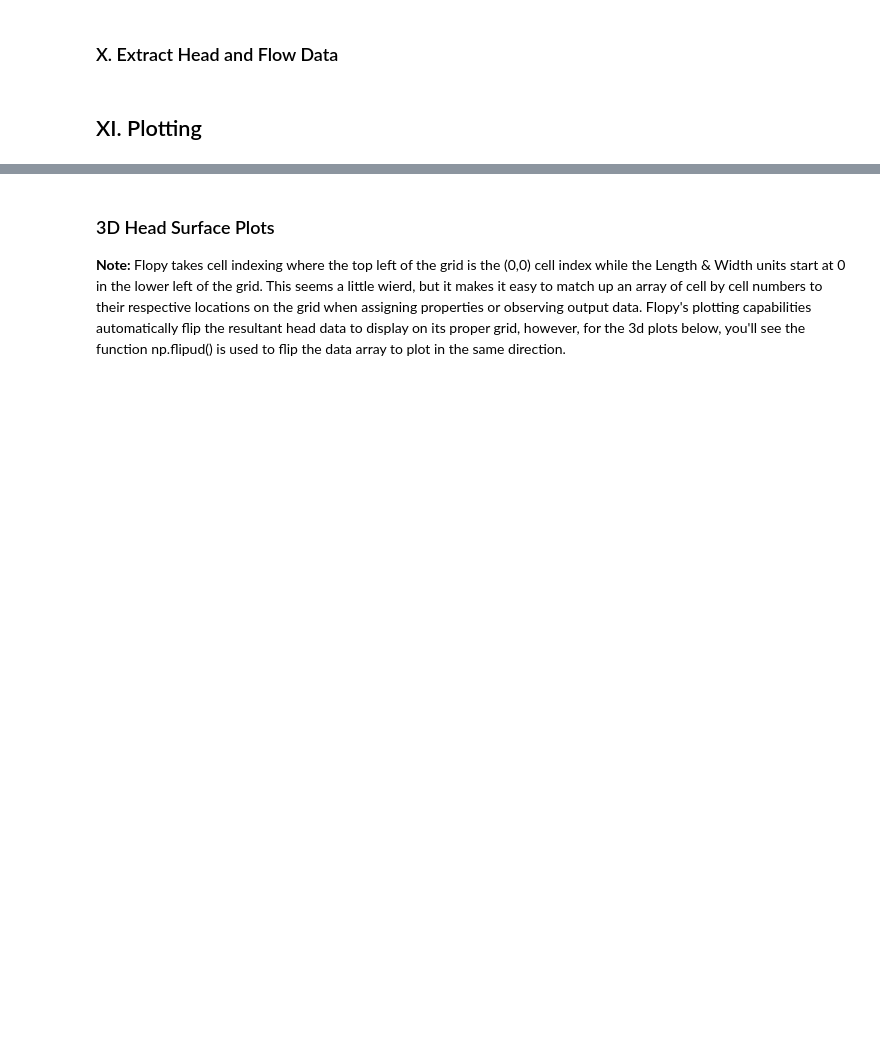
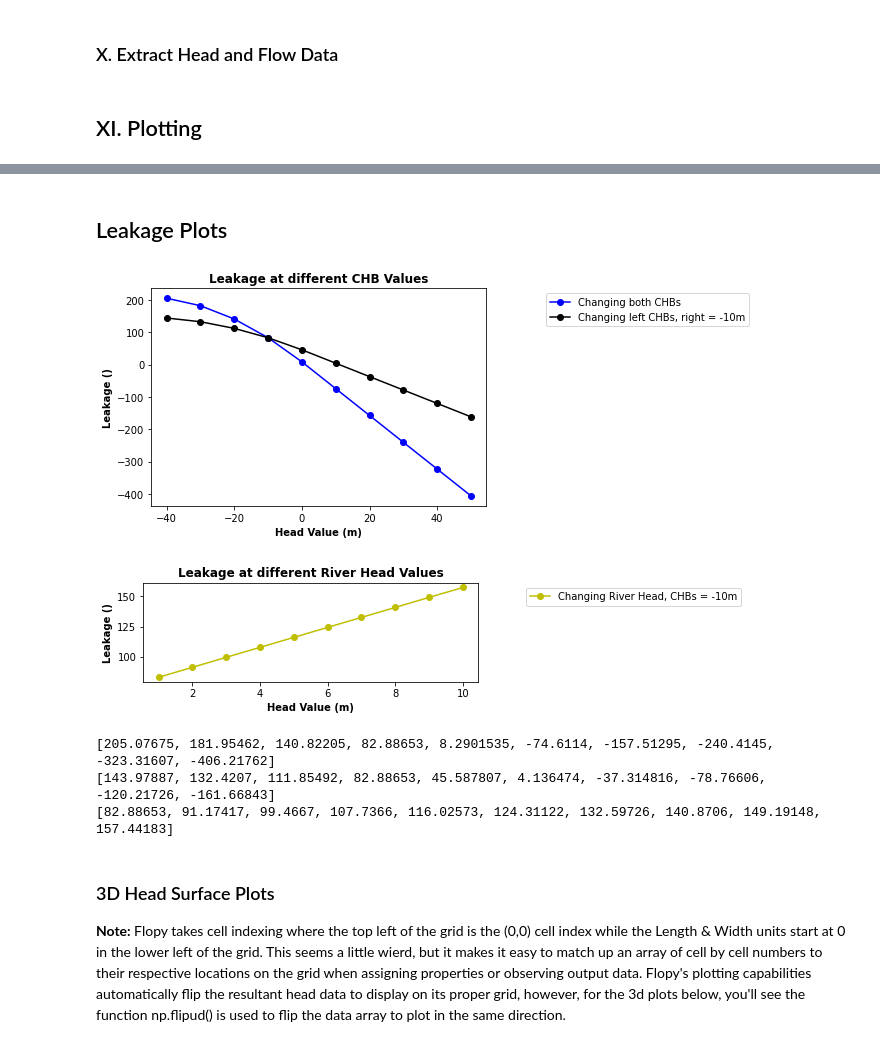
Before and after one commit to GW-Modeling-Group-1/Homework-8-Streams, a Jupyter notebook: amandas_stuff/Triplett_HW8_Group1.ipynb, the cells around one changed output, grey strips where cells are left out. Drawn from its saved outputs; the diff is of its cells as text; code cells hidden in the pictures; blank space fills up the shorter version.

```diff
--- a/amandas_stuff/Triplett_HW8_Group1.ipynb
+++ b/amandas_stuff/Triplett_HW8_Group1.ipynb
@@ -494,3 +399,58 @@ for i in range(len(times)):
+# %% [markdown]
+## Leakage Plots
+# %%
+#make empty lists that will hold the leakage values for the river cells
+#leakage values will be the same for every cell of the river because sym / homog
+##domain and uniform stage height, K_bot, etc, so we only need to grab one to compare
+y = [] #leakage list 1
+y2 = [] #leakage list 2
+y3 = [] #leakage list 3
+
+x = [-40,-30,-20,-10,0,10,20,30,40,50] #head values for both CHBs in scenario 1
+x2 = [-40,-30,-20,-10,0,10,20,30,40,50] #CHB of left boundary, righ tboundary constant @ -10
+x3 = [1,2,3,4,5,6,7,8,9,10] #the head of the river, left and right CHB constant @-10
+#Puts the values in a list
+for scenario in range(0,10):
+
+    temp = leakage['run%s'%(scenario)][0] #head matrix is flipped to display properly
+    y.append(temp.q[0])
+    temp = leakage2['run%s'%(scenario)][0] #head matrix is flipped to display properly
+    y2.append(temp.q[0])
+    temp = leakage3['run%s'%(scenario)][0] #head matrix is flipped to display properly
+    y3.append(temp.q[0])
+
+
+
+#create plot
+plt.subplot(1, 1, 1)
+plt.title('Leakage at different CHB Values',fontweight='bold')
+plt.xlabel('Head Value (m)',fontweight='bold')
+plt.ylabel('Leakage ()',fontweight='bold')
+plt.plot(x,y, 'bo-',label='Changing both CHBs')
+plt.plot(x2,y2, 'ko-',label='Changing left CHBs, right = -10m')
+#plt.plot(x3,y3, 'yo-')
+plt.legend(bbox_to_anchor=(1.8,1.0))
+plt.show()
+
+plt.subplot(2, 1, 1)
+plt.title('Leakage at different River Head Values',fontweight='bold')
+plt.xlabel('Head Value (m)',fontweight='bold')
+plt.ylabel('Leakage ()',fontweight='bold')
+plt.plot(x3,y3, 'yo-',label='Changing River Head, CHBs = -10m')
+plt.legend(bbox_to_anchor=(1.8,1.0))
+
+plt.show()
+# %% [output]
+[figure, added]
+[figure, added]
+# %%
+print(y)
+print(y2)
+print(y3)
+# %% [output]
+[205.07675, 181.95462, 140.82205, 82.88653, 8.2901535, -74.6114, -157.51295, -240.4145, -323.31607, -406.21762]
+[143.97887, 132.4207, 111.85492, 82.88653, 45.587807, 4.136474, -37.314816, -78.76606, -120.21726, -161.66843]
+[82.88653, 91.17417, 99.4667, 107.7366, 116.02573, 124.31122, 132.59726, 140.8706, 149.19148, 157.44183]
 # %% [markdown]
 ### 3D Head Surface Plots
 
```
Also changed, not shown: parts of 12 cells of this notebook.
